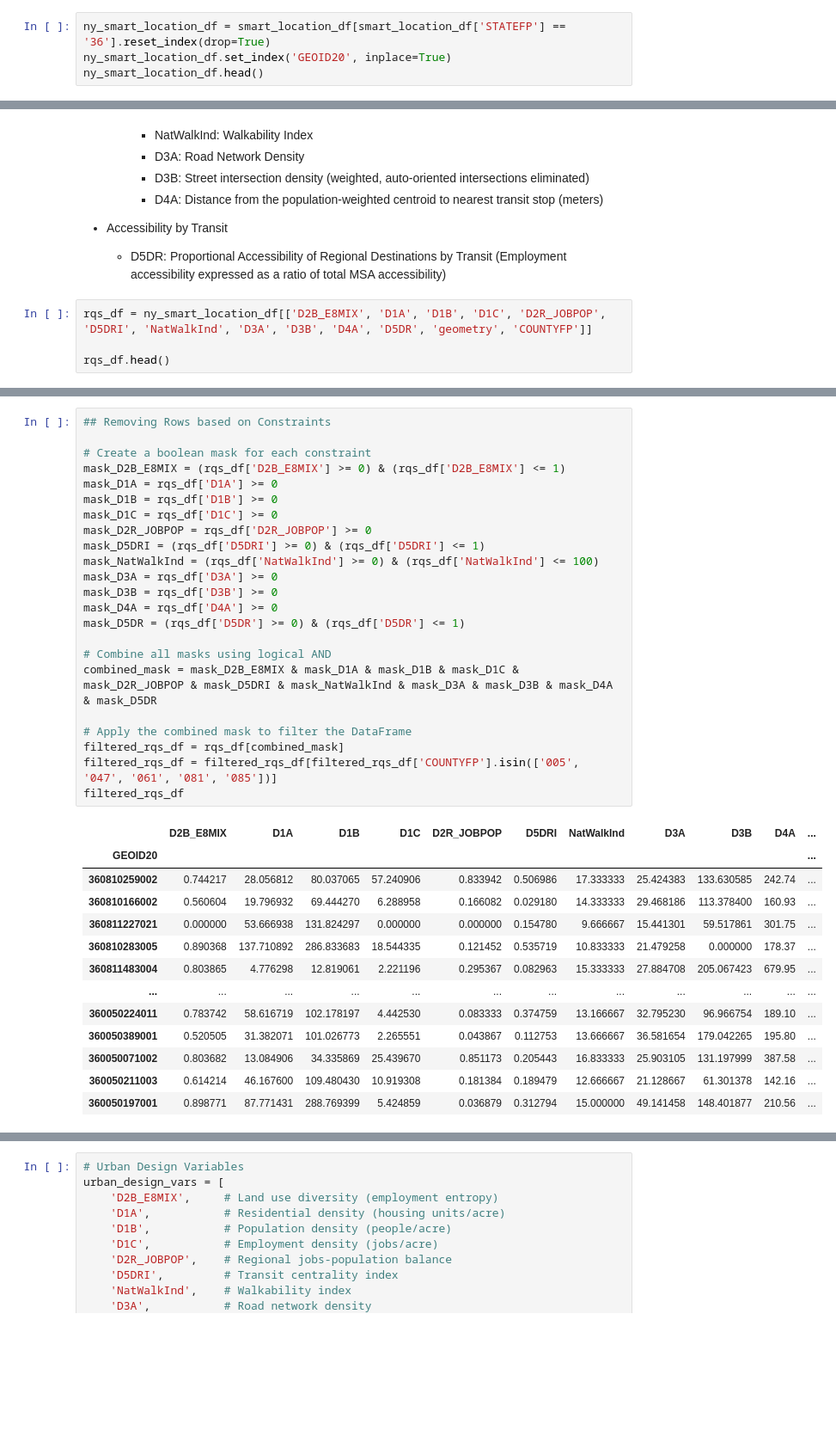
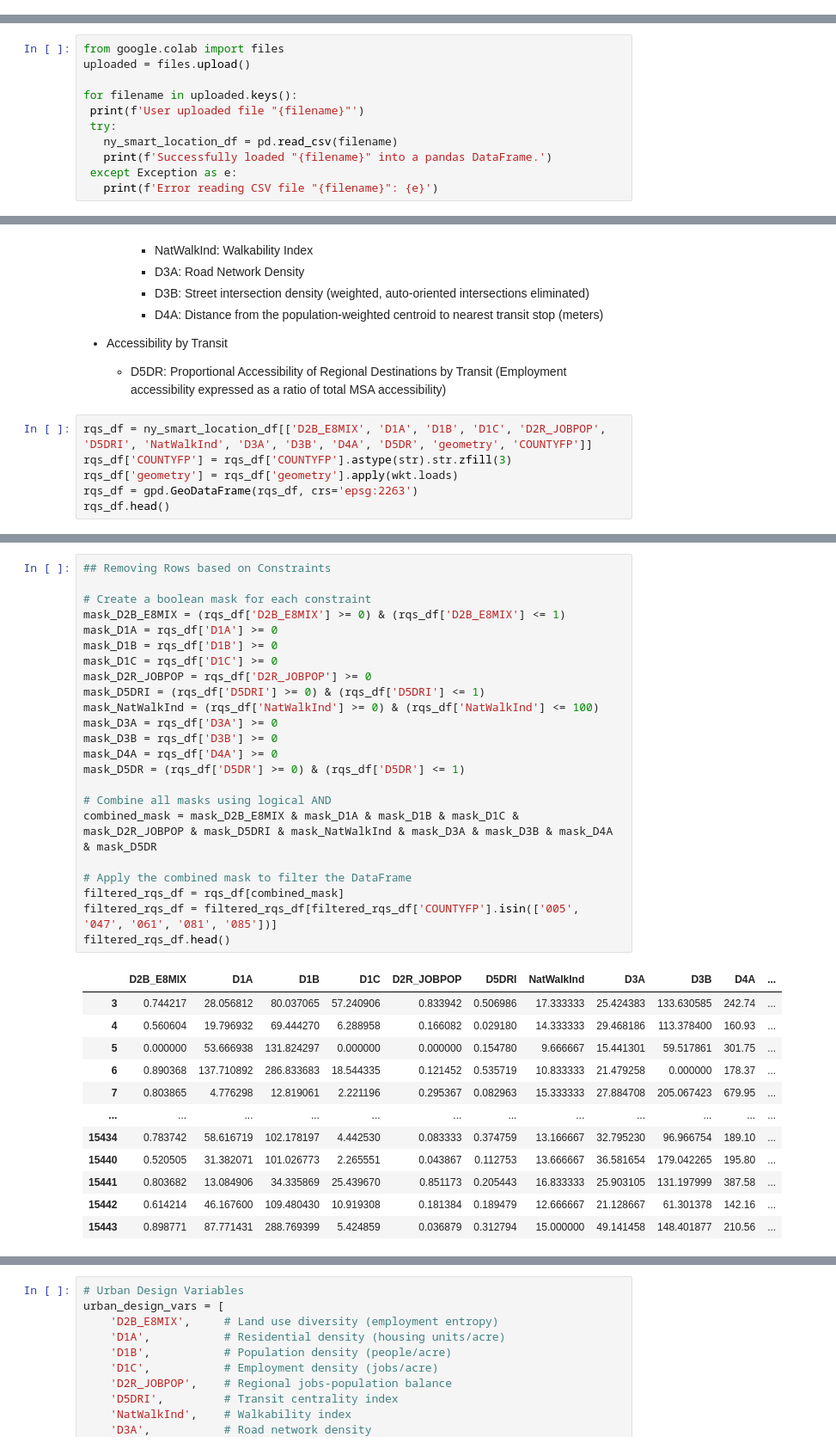
Before and after one commit to cc2524-2109/INFO-3130---Final-Project, a Jupyter notebook: Connie/Group_Notebook.ipynb, the cells around one changed output, grey strips where cells are left out. Shown at 86% size. Saved outputs shown, nothing was run; the diff lists cells and outputs as text; blank space fills up the shorter version.

```diff
--- a/Connie/Group_Notebook.ipynb
+++ b/Connie/Group_Notebook.ipynb
@@ -59,4 +42,0 @@ Drive already mounted at /content/drive; to attempt to forcibly remount, call dr
-# %%
-ny_smart_location_df = smart_location_df[smart_location_df['STATEFP'] == '36'].reset_index(drop=True)
-ny_smart_location_df.set_index('GEOID20', inplace=True)
-ny_smart_location_df.head()
@@ -71,0 +51,11 @@ ny_smart_location_df.head()
+# %%
+from google.colab import files
+uploaded = files.upload()
+
+for filename in uploaded.keys():
+ print(f'User uploaded file "{filename}"')
+ try:
+   ny_smart_location_df = pd.read_csv(filename)
+   print(f'Successfully loaded "{filename}" into a pandas DataFrame.')
+ except Exception as e:
+   print(f'Error reading CSV file "{filename}": {e}')
@@ -98,6 +93,8 @@ Variables:
   * D5DR: Proportional Accessibility of Regional Destinations by Transit (Employment accessibility expressed as a ratio of total MSA accessibility)
 # %%
 rqs_df = ny_smart_location_df[['D2B_E8MIX', 'D1A', 'D1B', 'D1C', 'D2R_JOBPOP', 'D5DRI', 'NatWalkInd', 'D3A', 'D3B', 'D4A', 'D5DR', 'geometry', 'COUNTYFP']]
-
+rqs_df['COUNTYFP'] = rqs_df['COUNTYFP'].astype(str).str.zfill(3)
+rqs_df['geometry'] = rqs_df['geometry'].apply(wkt.loads)
+rqs_df = gpd.GeoDataFrame(rqs_df, crs='epsg:2263')
 rqs_df.head()
 # %% [output]
@@ -111,38 +117,37 @@ rqs_df.head()
 # %%
 ## Removing Rows based on Constraints
 
 # Create a boolean mask for each constraint
 mask_D2B_E8MIX = (rqs_df['D2B_E8MIX'] >= 0) & (rqs_df['D2B_E8MIX'] <= 1)
 mask_D1A = rqs_df['D1A'] >= 0
 mask_D1B = rqs_df['D1B'] >= 0
 mask_D1C = rqs_df['D1C'] >= 0
 mask_D2R_JOBPOP = rqs_df['D2R_JOBPOP'] >= 0
 mask_D5DRI = (rqs_df['D5DRI'] >= 0) & (rqs_df['D5DRI'] <= 1)
 mask_NatWalkInd = (rqs_df['NatWalkInd'] >= 0) & (rqs_df['NatWalkInd'] <= 100)
 mask_D3A = rqs_df['D3A'] >= 0
 mask_D3B = rqs_df['D3B'] >= 0
 mask_D4A = rqs_df['D4A'] >= 0
 mask_D5DR = (rqs_df['D5DR'] >= 0) & (rqs_df['D5DR'] <= 1)
 
 # Combine all masks using logical AND
 combined_mask = mask_D2B_E8MIX & mask_D1A & mask_D1B & mask_D1C & mask_D2R_JOBPOP & mask_D5DRI & mask_NatWalkInd & mask_D3A & mask_D3B & mask_D4A & mask_D5DR
 
 # Apply the combined mask to filter the DataFrame
 filtered_rqs_df = rqs_df[combined_mask]
 filtered_rqs_df = filtered_rqs_df[filtered_rqs_df['COUNTYFP'].isin(['005', '047', '061', '081', '085'])]
-filtered_rqs_df
+filtered_rqs_df.head()
 # %% [output]
 |  | D2B_E8MIX | D1A | D1B | D1C | D2R_JOBPOP | D5DRI | NatWalkInd | D3A | D3B | D4A | ... |
-| GEOID20 |  |  |  |  |  |  |  |  |  |  | ... |
-| 360810259002 | 0.744217 | 28.056812 | 80.037065 | 57.240906 | 0.833942 | 0.506986 | 17.333333 | 25.424383 | 133.630585 | 242.74 | ... |
-| 360810166002 | 0.560604 | 19.796932 | 69.444270 | 6.288958 | 0.166082 | 0.029180 | 14.333333 | 29.468186 | 113.378400 | 160.93 | ... |
-| 360811227021 | 0.000000 | 53.666938 | 131.824297 | 0.000000 | 0.000000 | 0.154780 | 9.666667 | 15.441301 | 59.517861 | 301.75 | ... |
-| 360810283005 | 0.890368 | 137.710892 | 286.833683 | 18.544335 | 0.121452 | 0.535719 | 10.833333 | 21.479258 | 0.000000 | 178.37 | ... |
-| 360811483004 | 0.803865 | 4.776298 | 12.819061 | 2.221196 | 0.295367 | 0.082963 | 15.333333 | 27.884708 | 205.067423 | 679.95 | ... |
+| 3 | 0.744217 | 28.056812 | 80.037065 | 57.240906 | 0.833942 | 0.506986 | 17.333333 | 25.424383 | 133.630585 | 242.74 | ... |
+| 4 | 0.560604 | 19.796932 | 69.444270 | 6.288958 | 0.166082 | 0.029180 | 14.333333 | 29.468186 | 113.378400 | 160.93 | ... |
+| 5 | 0.000000 | 53.666938 | 131.824297 | 0.000000 | 0.000000 | 0.154780 | 9.666667 | 15.441301 | 59.517861 | 301.75 | ... |
+| 6 | 0.890368 | 137.710892 | 286.833683 | 18.544335 | 0.121452 | 0.535719 | 10.833333 | 21.479258 | 0.000000 | 178.37 | ... |
+| 7 | 0.803865 | 4.776298 | 12.819061 | 2.221196 | 0.295367 | 0.082963 | 15.333333 | 27.884708 | 205.067423 | 679.95 | ... |
 | ... | ... | ... | ... | ... | ... | ... | ... | ... | ... | ... | ... |
-| 360050224011 | 0.783742 | 58.616719 | 102.178197 | 4.442530 | 0.083333 | 0.374759 | 13.166667 | 32.795230 | 96.966754 | 189.10 | ... |
-| 360050389001 | 0.520505 | 31.382071 | 101.026773 | 2.265551 | 0.043867 | 0.112753 | 13.666667 | 36.581654 | 179.042265 | 195.80 | ... |
-| 360050071002 | 0.803682 | 13.084906 | 34.335869 | 25.439670 | 0.851173 | 0.205443 | 16.833333 | 25.903105 | 131.197999 | 387.58 | ... |
-| 360050211003 | 0.614214 | 46.167600 | 109.480430 | 10.919308 | 0.181384 | 0.189479 | 12.666667 | 21.128667 | 61.301378 | 142.16 | ... |
-| 360050197001 | 0.898771 | 87.771431 | 288.769399 | 5.424859 | 0.036879 | 0.312794 | 15.000000 | 49.141458 | 148.401877 | 210.56 | ... |
+| 15434 | 0.783742 | 58.616719 | 102.178197 | 4.442530 | 0.083333 | 0.374759 | 13.166667 | 32.795230 | 96.966754 | 189.10 | ... |
+| 15440 | 0.520505 | 31.382071 | 101.026773 | 2.265551 | 0.043867 | 0.112753 | 13.666667 | 36.581654 | 179.042265 | 195.80 | ... |
+| 15441 | 0.803682 | 13.084906 | 34.335869 | 25.439670 | 0.851173 | 0.205443 | 16.833333 | 25.903105 | 131.197999 | 387.58 | ... |
+| 15442 | 0.614214 | 46.167600 | 109.480430 | 10.919308 | 0.181384 | 0.189479 | 12.666667 | 21.128667 | 61.301378 | 142.16 | ... |
+| 15443 | 0.898771 | 87.771431 | 288.769399 | 5.424859 | 0.036879 | 0.312794 | 15.000000 | 49.141458 | 148.401877 | 210.56 | ... |
 6275 rows × 13 columns
```
Also changed, not shown: parts of 15 cells of this notebook.
